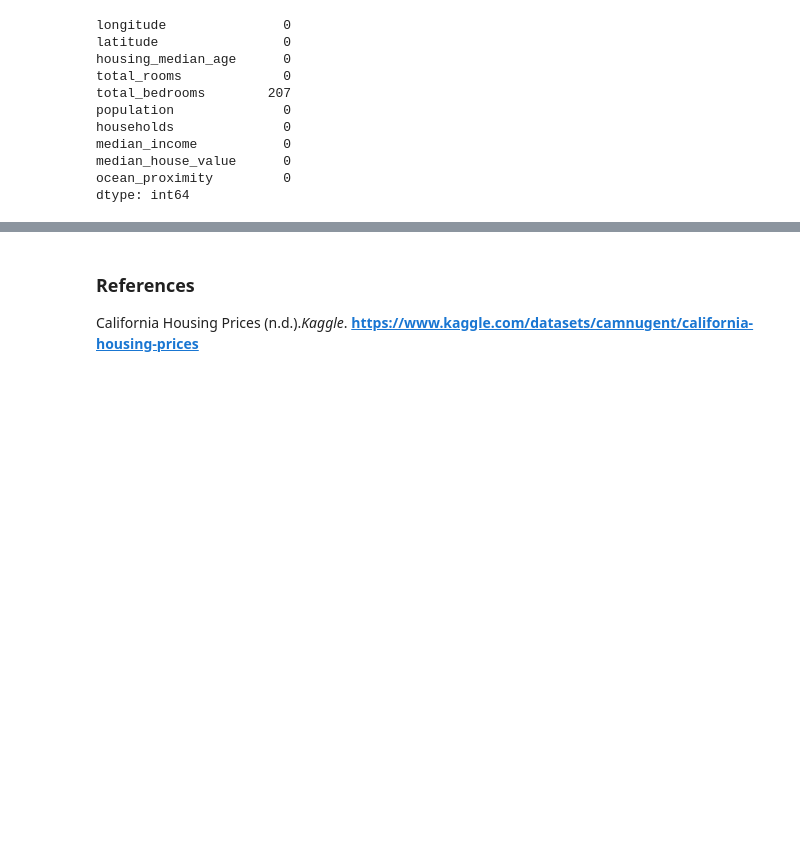
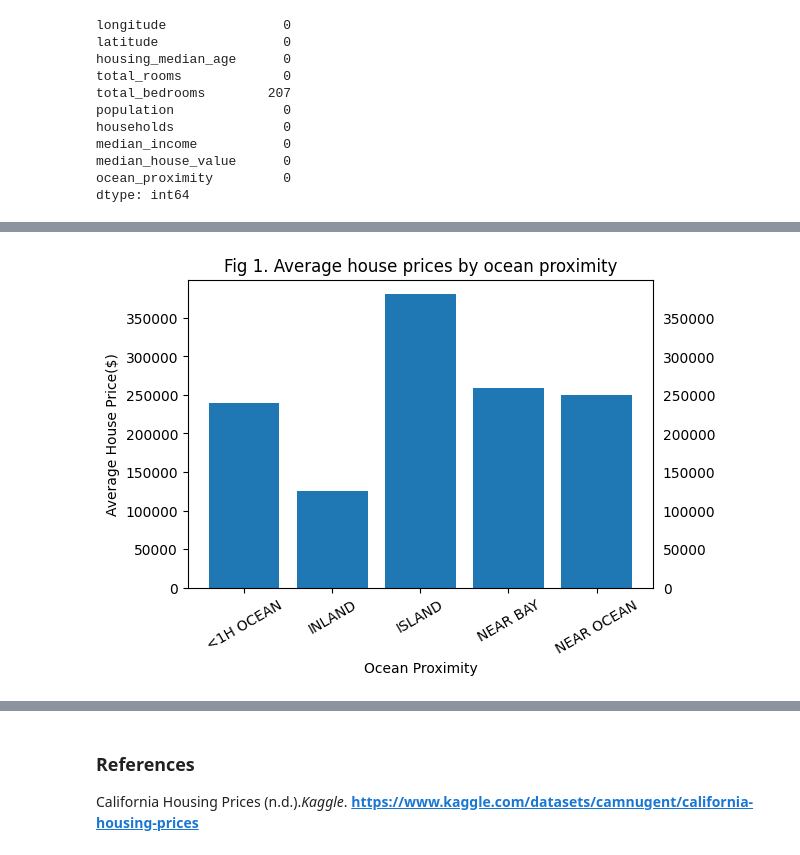
Before and after one commit to biswajit-bellevue/DSC550, a Jupyter notebook: SharmaDSC550Week2.ipynb, the cells around one changed output, grey strips where cells are left out. Saved outputs shown, nothing was run; the diff lists cells and outputs as text; code cells hidden in the pictures; blank space fills up the shorter version.

```diff
--- a/SharmaDSC550Week2.ipynb
+++ b/SharmaDSC550Week2.ipynb
@@ -705,0 +69,13 @@ Identifying a dataset to address the research question was challenging and neede
+# %%
+# plot the average price
+plt.figure(figsize=(6,4))
+plt.tick_params(labelright=True)
+plt.bar(avg_price.index, avg_price["median_house_value"])
+plt.xlabel("Ocean Proximity")
+plt.ylabel("Average House Price($)")
+plt.xticks(rotation=30)
+plt.title("Fig 1. Average house prices by ocean proximity")
+
+plt.show()
+# %% [output]
+[figure, added]
```
Also changed, not shown: parts of 95 cells of this notebook, 3 other files.
